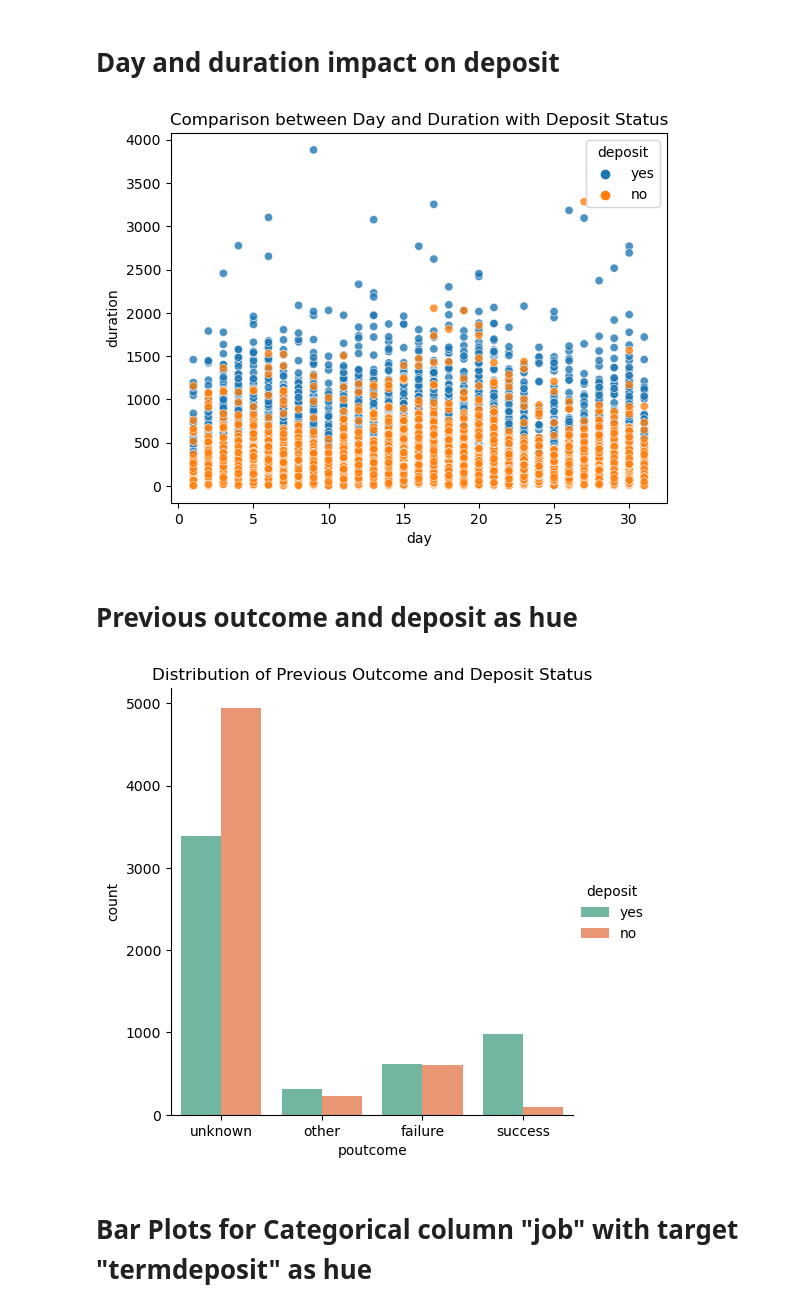
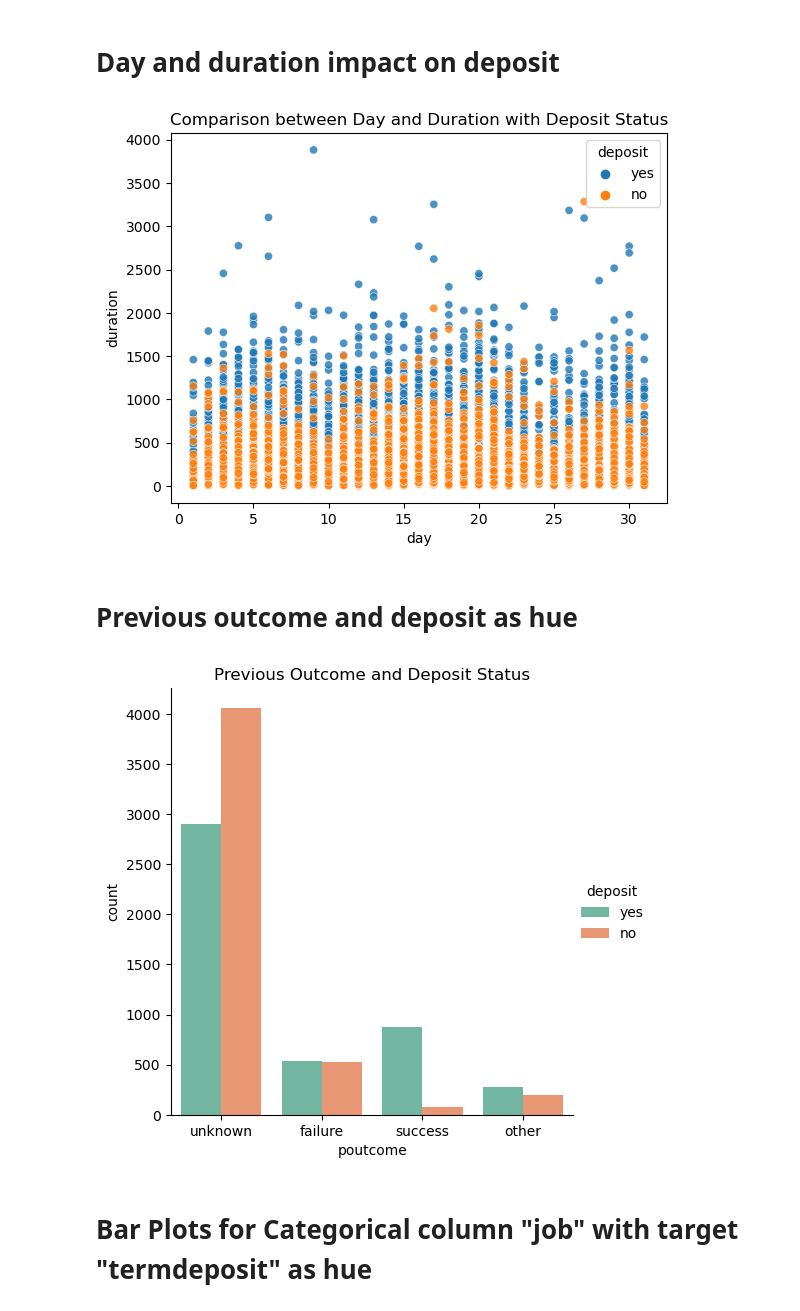
Before and after one commit to vaishaliM01/MSDS670_Week5, a Jupyter notebook: Vaishali_BankingData_Matplotlib.ipynb, the cells around one changed output. Drawn from its saved outputs; the diff is of its cells as text; code cells hidden in the pictures.

```diff
--- a/Vaishali_BankingData_Matplotlib.ipynb
+++ b/Vaishali_BankingData_Matplotlib.ipynb
@@ -94,0 +95,3 @@ df
+# %%
+df = df[df['balance'] >0]
+df
@@ -136,15 +165,15 @@ sns.scatterplot(x='day', y='duration', data=df, hue='deposit', alpha=0.8)
 plt.title('Comparison between Day and Duration with Deposit Status')
 plt.show()
 # %% [output]
-[figure, old version]
+[figure, new version]
 # %% [markdown]
 # Previous outcome and deposit as hue
 # %%
 sns.catplot(x='poutcome', hue='deposit', data=df, kind='count', palette='Set2', aspect=1)
-plt.title('Distribution of Previous Outcome and Deposit Status')
+plt.title('Previous Outcome and Deposit Status')
 plt.show()
 # %% [output]
-[figure, old version]
+[figure, new version]
 # %% [markdown]
 # Bar Plots for Categorical column "job" with target "termdeposit" as hue
 # %%
```
Also changed, not shown: parts of 32 cells of this notebook.
